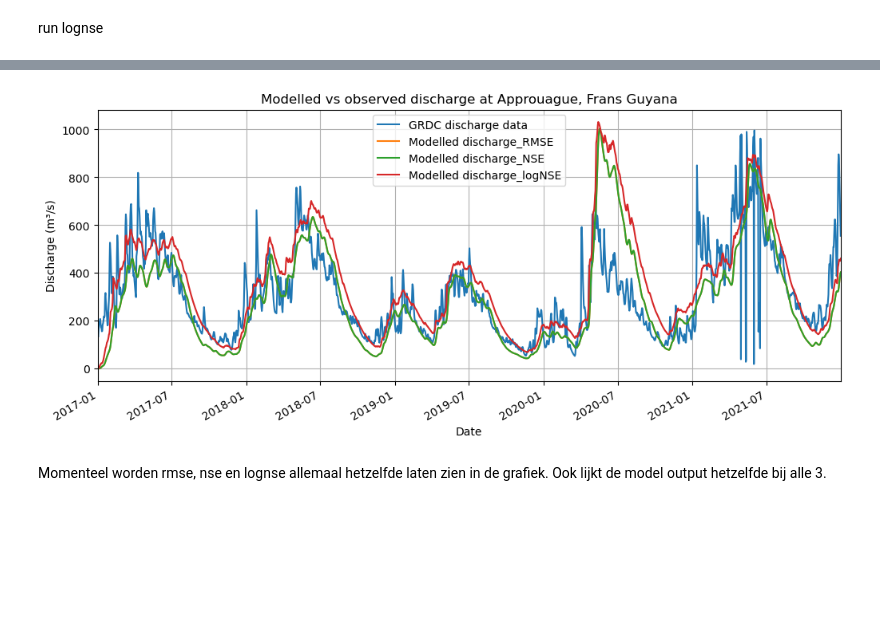
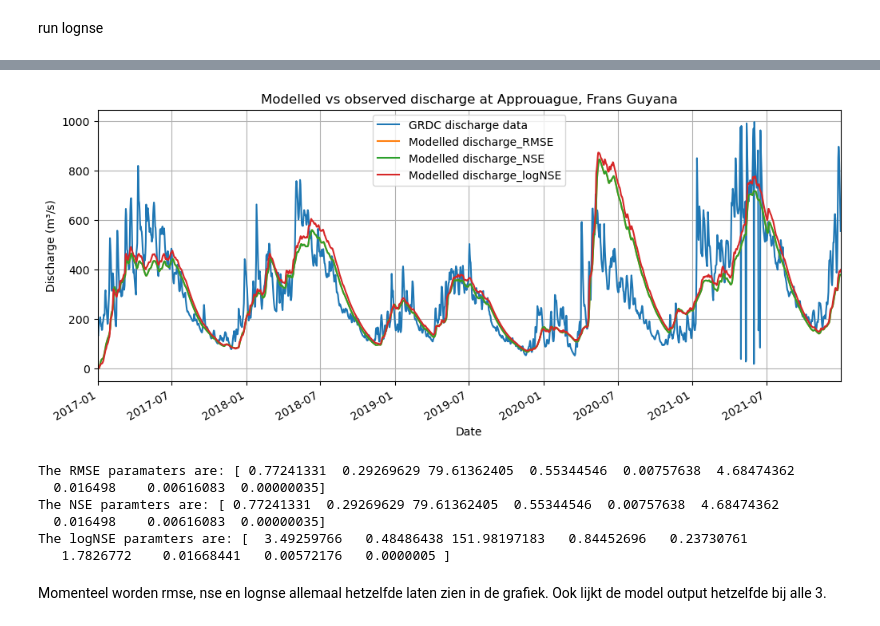
Before and after one commit to eWaterCycle/projects, a Jupyter notebook: Frans_model/Frans_calibration.ipynb, the cells around one changed output, grey strips where cells are left out. Cells and saved outputs as stored; diff of their text form; code cells hidden in the pictures; blank space fills up the shorter version.

Commit message:
kleine update aan parameters

```diff
--- a/Frans_model/Frans_calibration.ipynb
+++ b/Frans_model/Frans_calibration.ipynb
@@ -184,7 +184,7 @@ def logNSE(output, observed, start, end):
 
     return lognse
 # %%
-N = 200 # 50 voor show, 200 voor test, 2000 voor kalibratie
+N = 2000 # 50 voor show, 200 voor test, 2000 voor kalibratie
 # %%
 s_0 = np.array([0,  100,  0,  5,  0])
 
@@ -552,25 +555,37 @@ Name: Modelled discharge, Length: 1825, dtype: float64
 # %%
 plt.figure(figsize=(12, 5))
 
 q_critical = 500
 
 plt.plot(df["Date"], df["Value"], label = "GRDC discharge data")
 model_output_m3s_RMSE.plot(label="Modelled discharge_RMSE")
 model_output_m3s_NSE.plot(label="Modelled discharge_NSE")
 model_output_m3s_logNSE.plot(label="Modelled discharge_logNSE")
 # print("grdc = ",df)
 # print("model =", model_output_m3s)
 # plt.axhline(y=q_critical, linestyle=":", label=f'Critical discharge ({q_critical} m³/s', color='black')
 
 plt.xlabel("Date")
 plt.ylabel("Discharge (m³/s)")
 plt.title("Modelled vs observed discharge at Approuague, Frans Guyana")
 plt.legend()
 plt.grid(True)
 plt.xlim("2017-01-01", "2021-12-31")
 
-plt.show();
+plt.show()
+
+np.set_printoptions(suppress=True)
+
+print(f'The RMSE paramaters are: {parameters_RMSE}')
+print(f'The NSE paramters are: {parameters_NSE}')
+print(f'The logNSE paramters are: {parameters_logNSE}');
 # %% [output]
-[figure, old version]
+[figure, new version]
+The RMSE paramaters are: [ 0.77241331  0.29269629 79.61362405  0.55344546  0.00757638  4.68474362
+  0.016498    0.00616083  0.00000035]
+The NSE paramters are: [ 0.77241331  0.29269629 79.61362405  0.55344546  0.00757638  4.68474362
+  0.016498    0.00616083  0.00000035]
+The logNSE paramters are: [  3.49259766   0.48486438 151.98197183   0.84452696   0.23730761
+   1.7826772    0.01668441   0.00572176   0.0000005 ]
 # %% [markdown]
 Momenteel worden rmse, nse en lognse allemaal hetzelfde laten zien in de grafiek. Ook lijkt de model output hetzelfde bij alle 3.
```
Also changed, not shown: parts of 14 cells of this notebook, 2 other files.
